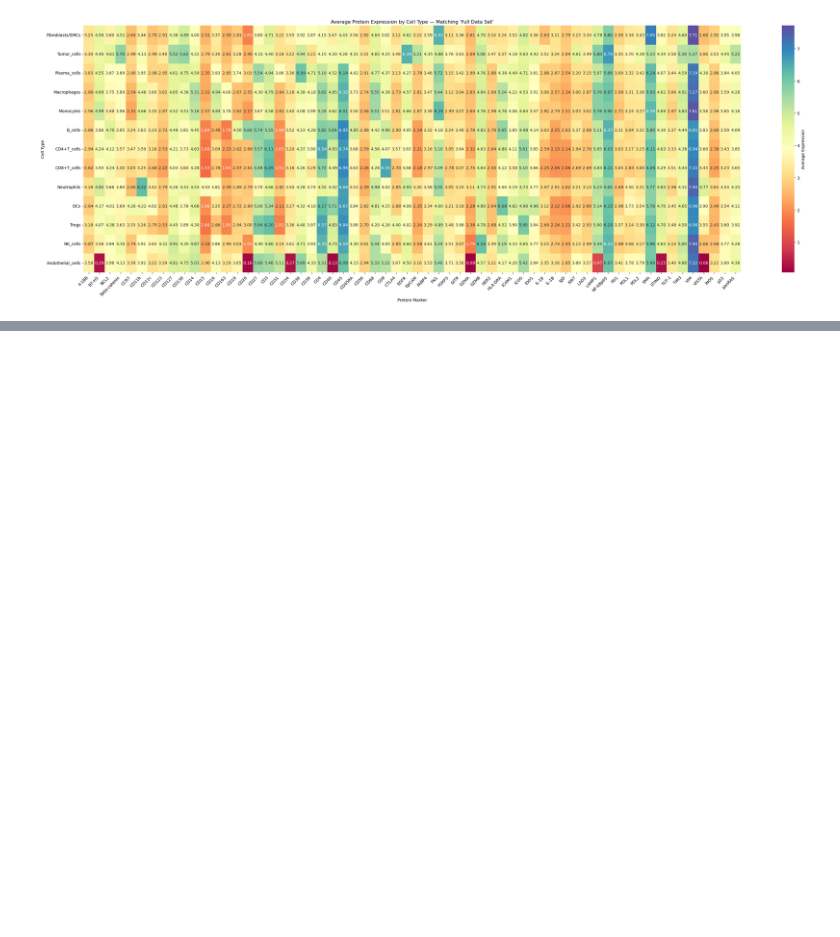
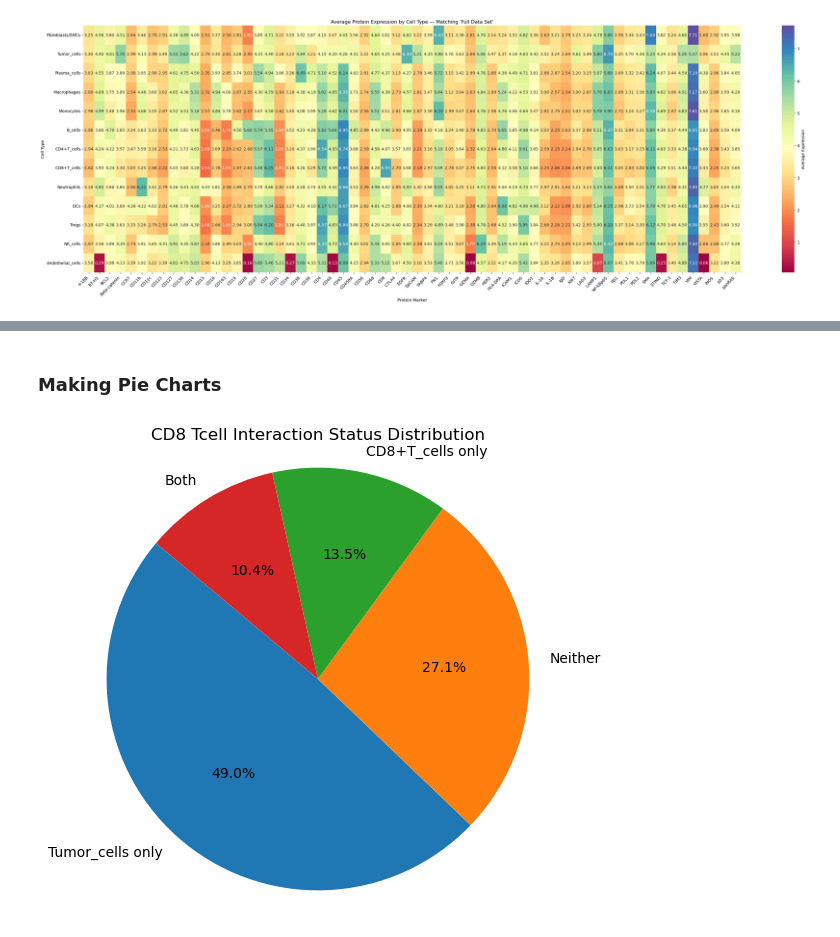
Before and after one commit to EDJohns/2025-Dinh-Lab-Research-Project, a Jupyter notebook: Shapiro 2025 Project/Python SquidPy/Create_Protein_Expression_Heatmap.ipynb, the cells around one changed output, grey strips where cells are left out. Drawn from its saved outputs; the diff is of its cells as text; code cells hidden in the pictures; blank space fills up the shorter version.

```diff
--- a/Shapiro 2025 Project/Python SquidPy/Create_Protein_Expression_Heatmap.ipynb
+++ b/Shapiro 2025 Project/Python SquidPy/Create_Protein_Expression_Heatmap.ipynb
@@ -266,0 +346,9 @@ plot_celltype_average_expression_all(adata, "c_1_1",overall_map=True)
+# %% [markdown]
+### Making Pie Charts
+# %%
+import my_functions
+
+results2=my_functions.get_interaction_status_v2(adata,"c_1_22", 15, "Neutrophil", cell_type_1="CD8+T_cells",cell_type_2="Tumor_cells")
+plot_interaction_status_pie_v2(results2["Interaction Matrix"],title = "CD8 Tcell Interaction Status Distribution")
+# %% [output]
+[figure, added]
```
Also changed, not shown: parts of 2 cells of this notebook, 4 other files.
